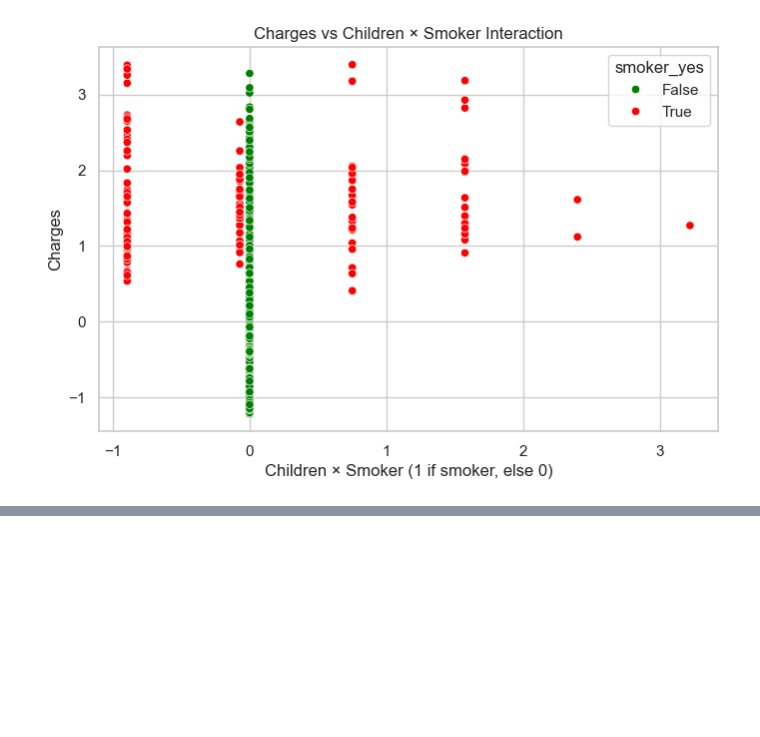
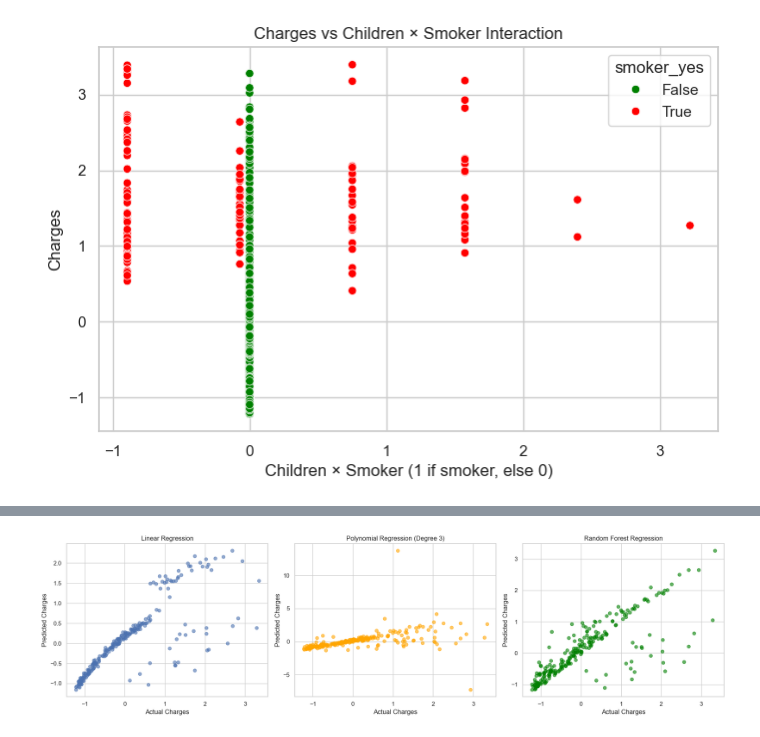
Before and after one commit to LFoster03/ml_regression_foster, a Jupyter notebook: regression_foster.ipynb, the cells around one changed output, grey strips where cells are left out. Cells and saved outputs as stored; diff of their text form; code cells hidden in the pictures; blank space fills up the shorter version.

```diff
--- a/regression_foster.ipynb
+++ b/regression_foster.ipynb
@@ -887,0 +952,96 @@ Again, this shows that smoker status plays the biggest role in charges. Not many
+# %%
+# ==========================
+# Non-linear Model Testing
+# ==========================
+
+from sklearn.linear_model import LinearRegression
+from sklearn.preprocessing import PolynomialFeatures
+from sklearn.ensemble import RandomForestRegressor
+from sklearn.pipeline import Pipeline
+from sklearn.metrics import mean_absolute_error, mean_squared_error, r2_score
+import numpy as np
+import matplotlib.pyplot as plt
+import pandas as pd
+
+# Features and target (with interaction features already created)
+predict_features = ['age', 'bmi', 'children', 'sex_male', 'smoker_yes',
+                    'region_northwest', 'region_southeast', 'region_southwest',
+                    'age_smoker', 'children_smoker', 'age_children']
+X = df_encoded[predict_features]
+y = df_encoded['charges']
+
+# Train/test split
+from sklearn.model_selection import train_test_split
+X_train, X_test, y_train, y_test = train_test_split(X, y, test_size=0.2, random_state=42)
+
+# ==========================
+# Model 1: Linear Regression
+# ==========================
+lr_model = LinearRegression()
+lr_model.fit(X_train, y_train)
+y_pred_lr = lr_model.predict(X_test)
+
+# ==========================
+# Model 2: Polynomial Regression (degree=3)
+# ==========================
+poly_pipeline = Pipeline([
+    ('poly', PolynomialFeatures(degree=3, include_bias=False)),
+    ('lr', LinearRegression())
+])
+poly_pipeline.fit(X_train, y_train)
+y_pred_poly = poly_pipeline.predict(X_test)
+
+# ==========================
+# Model 3: Random Forest Regression
+# ==========================
+rf_model = RandomForestRegressor(n_estimators=100, random_state=42)
+rf_model.fit(X_train, y_train)
+y_pred_rf = rf_model.predict(X_test)
+
+# ==========================
+# Evaluate All Models
+# ==========================
+def evaluate_model(y_true, y_pred, model_name):
+    r2 = r2_score(y_true, y_pred)
+    mae = mean_absolute_error(y_true, y_pred)
+    rmse = np.sqrt(mean_squared_error(y_true, y_pred))
+    print(f"{model_name} Performance:")
+    print(f"R²: {r2:.3f}, MAE: {mae:.3f}, RMSE: {rmse:.3f}\n")
+    return r2, mae, rmse
+
+results = pd.DataFrame({
+    'Model': ['Linear Regression', 'Polynomial Regression', 'Random Forest'],
+    'R2': [r2_score(y_test, y_pred_lr), r2_score(y_test, y_pred_poly), r2_score(y_test, y_pred_rf)],
+    'MAE': [mean_absolute_error(y_test, y_pred_lr), mean_absolute_error(y_test, y_pred_poly), mean_absolute_error(y_test, y_pred_rf)],
+    'RMSE': [np.sqrt(mean_squared_error(y_test, y_pred_lr)),
+             np.sqrt(mean_squared_error(y_test, y_pred_poly)),
+             np.sqrt(mean_squared_error(y_test, y_pred_rf))]
+})
+print(results)
+
+# ==========================
+# Optional: Predicted vs Actual Plots
+# ==========================
+plt.figure(figsize=(18,5))
+
+plt.subplot(1,3,1)
+plt.scatter(y_test, y_pred_lr, alpha=0.6)
+plt.xlabel("Actual Charges")
+plt.ylabel("Predicted Charges")
+plt.title("Linear Regression")
+
+plt.subplot(1,3,2)
+plt.scatter(y_test, y_pred_poly, alpha=0.6, color='orange')
+plt.xlabel("Actual Charges")
+plt.ylabel("Predicted Charges")
+plt.title("Polynomial Regression (Degree 3)")
+
+plt.subplot(1,3,3)
+plt.scatter(y_test, y_pred_rf, alpha=0.6, color='green')
+plt.xlabel("Actual Charges")
+plt.ylabel("Predicted Charges")
+plt.title("Random Forest Regression")
+
+plt.tight_layout()
+plt.show()
+# %% [output]
@@ -887,0 +1052 @@ Again, this shows that smoker status plays the biggest role in charges. Not many
+[figure, added]
```
Also changed, not shown: parts of 9 cells of this notebook, 1 other file.
